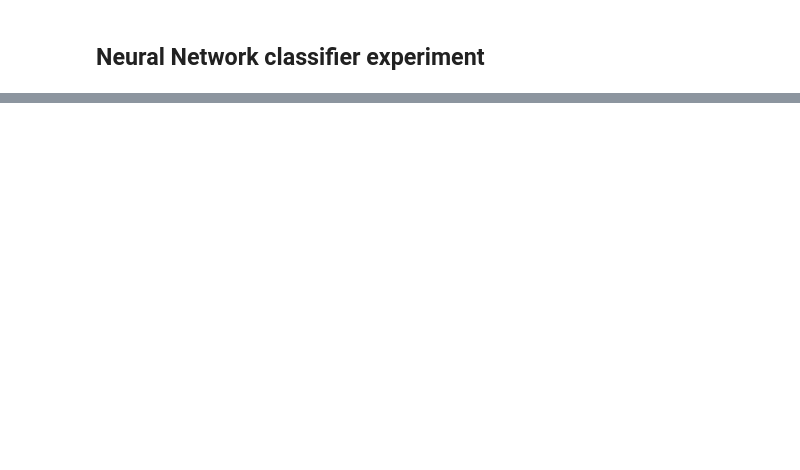
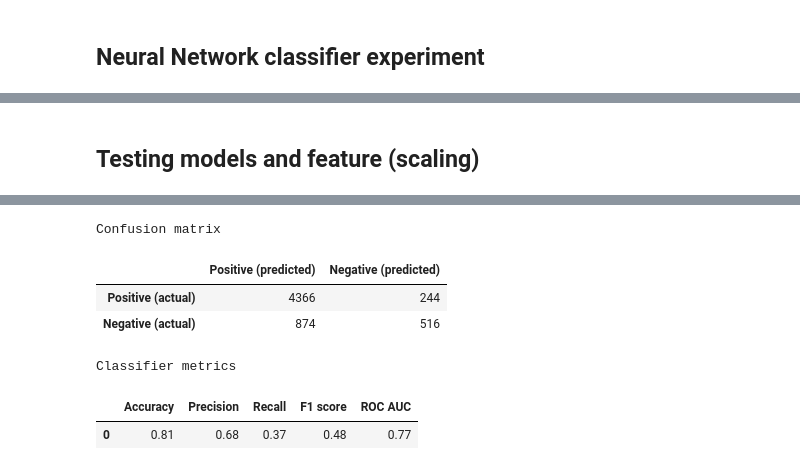
Before and after one commit to MADS-milestone/milestone-2, a Jupyter notebook: supervised_learning.ipynb, the cells around one changed output, grey strips where cells are left out. Drawn from its saved outputs; the diff is of its cells as text; code cells hidden in the pictures; blank space fills up the shorter version.

Commit message:
added model/feature testing to supervised learning. added unsupervised learning source for mixed data types.

```diff
--- a/supervised_learning.ipynb
+++ b/supervised_learning.ipynb
@@ -222 +204,3 @@ Epoch 20/20
 <keras.callbacks.History at 0x...>
+# %% [markdown]
+## Testing models and feature (scaling)
@@ -222,0 +209,10 @@ Epoch 20/20
+# %%
+temp_df = default_df.copy()
+temp_X_df = temp_df.drop('default',axis=1)
+temp_y_df = temp_df[['default']]
+# %%
+train_df, val_df, test_df = np.split(temp_df.sample(frac=1,random_state=RANDOM_SEED), [int(.6*len(temp_df)), int(.8*len(temp_df))])
+
+X_train, y_train = train_df.drop('default', axis=1), train_df['default']
+X_val, y_val = val_df.drop('default', axis=1), val_df['default']
+X_test, y_test = test_df.drop('default', axis=1), test_df['default']
@@ -222,0 +224,5 @@ Epoch 20/20
+# %%
+rf_clf = RandomForestClassifier(random_state=RANDOM_SEED).fit(X_train, y_train)
+
+utils.get_classifier_summary(clsf_type='Random Forest Classifier', clsf=rf_clf, X_test=X_val, y_test=y_val)
+# %% [output]
@@ -222,0 +230,7 @@ Epoch 20/20
+Confusion matrix
+|  | Positive (predicted) | Negative (predicted) |
+| Positive (actual) | 4366 | 244 |
+| Negative (actual) | 874 | 516 |
+Classifier metrics
+|  | Accuracy | Precision | Recall | F1 score | ROC AUC |
+| 0 | 0.81 | 0.68 | 0.37 | 0.48 | 0.77 |
```
Also changed, not shown: parts of 15 cells of this notebook, 1 other file.
